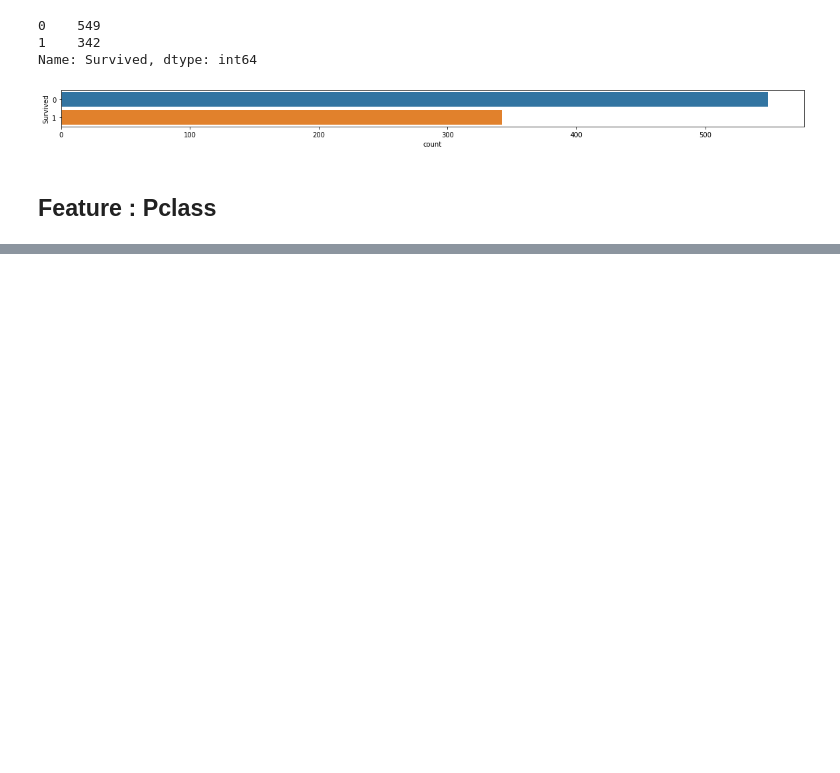
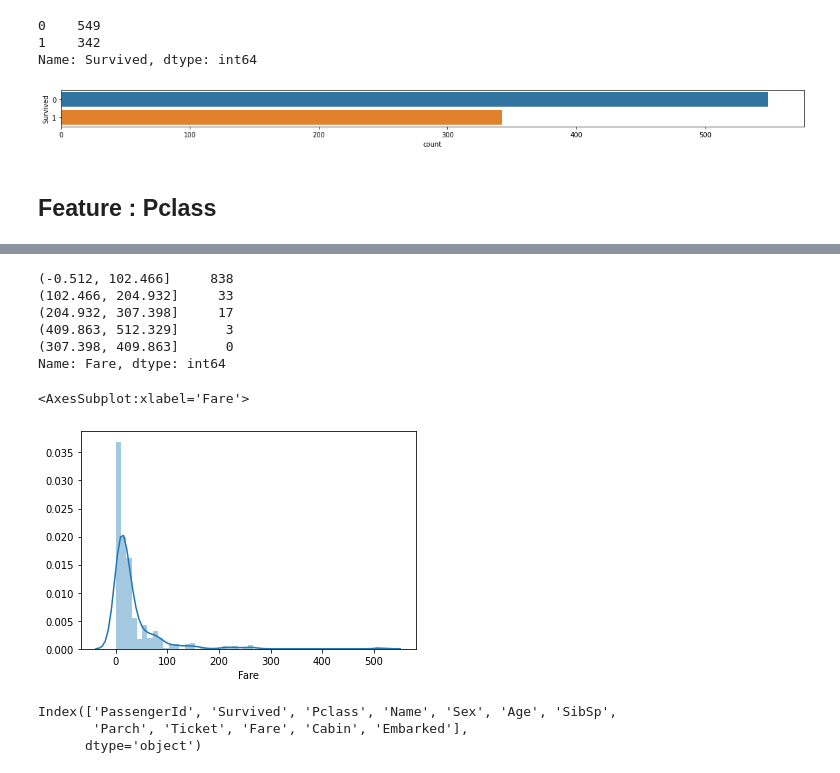
Before and after one commit to geegatomar/Kaggle-, a Jupyter notebook: Titanic/EDA.ipynb, the cells around one changed output, grey strips where cells are left out. Drawn from its saved outputs; the diff is of its cells as text; code cells hidden in the pictures; blank space fills up the shorter version.

```diff
--- a/Titanic/EDA.ipynb
+++ b/Titanic/EDA.ipynb
@@ -89,0 +152,9 @@ Name: Survived, dtype: int64
+# %%
+fare_bins.value_counts()
+# %% [output]
+(-0.512, 102.466]     838
+(102.466, 204.932]     33
+(204.932, 307.398]     17
+(409.863, 512.329]      3
+(307.398, 409.863]      0
+Name: Fare, dtype: int64
@@ -89,0 +164,13 @@ Name: Survived, dtype: int64
+# %%
+sns.distplot(train.Fare)
+
+# visual idea
+# %% [output]
+<AxesSubplot:xlabel='Fare'>
+[figure, added]
+# %%
+train.columns
+# %% [output]
+Index(['PassengerId', 'Survived', 'Pclass', 'Name', 'Sex', 'Age', 'SibSp',
+       'Parch', 'Ticket', 'Fare', 'Cabin', 'Embarked'],
+      dtype='object')
```
Also changed, not shown: parts of 64 cells of this notebook, 7 other files.
